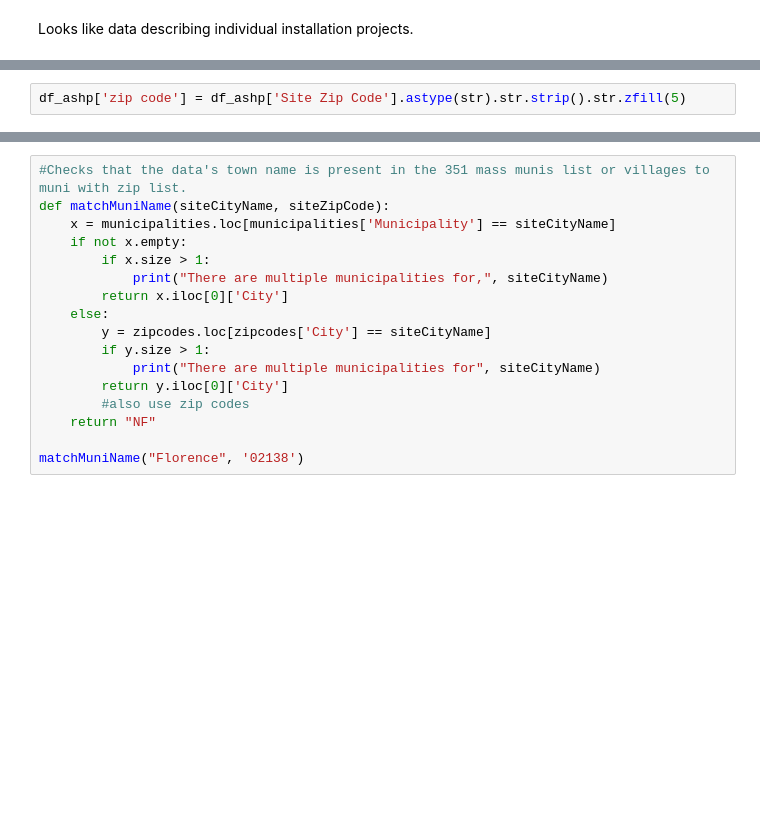
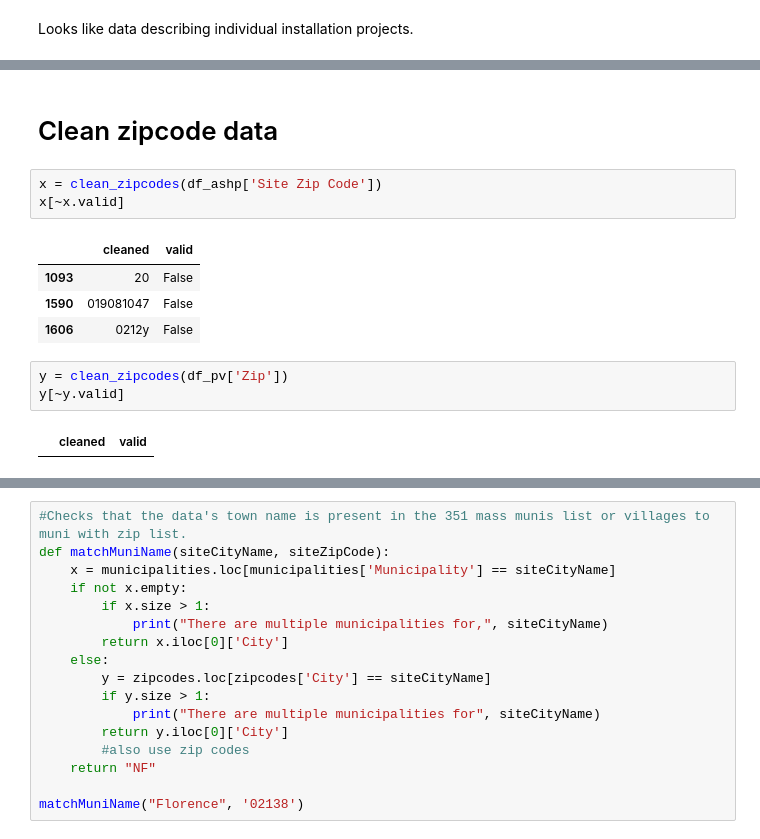
Before and after one commit to massenergize/rad, a Jupyter notebook: merge-data.ipynb, the cells around one changed output, grey strips where cells are left out. Drawn from its saved outputs; the diff is of its cells as text; blank space fills up the shorter version.

Commit message:
Added dataset info on PV in PTS.  WIP on zip cleaning

```diff
--- a/merge-data.ipynb
+++ b/merge-data.ipynb
@@ -261,2 +259,0 @@ Clean zipcodes by
-# %%
-df_ashp['zip code'] = df_ashp['Site Zip Code'].astype(str).str.strip().str.zfill(5)
@@ -326,0 +269,15 @@ Name: Site Zip Code, Length: 19964, dtype: object
+# %% [markdown]
+# Clean zipcode data
+# %%
+x = clean_zipcodes(df_ashp['Site Zip Code'])
+x[~x.valid]
+# %% [output]
+|  | cleaned | valid |
+| 1093 | 20 | False |
+| 1590 | 019081047 | False |
+| 1606 | 0212y | False |
+# %%
+y = clean_zipcodes(df_pv['Zip'])
+y[~y.valid]
+# %% [output]
+|  | cleaned | valid |
```
Also changed, not shown: parts of 16 cells of this notebook.
